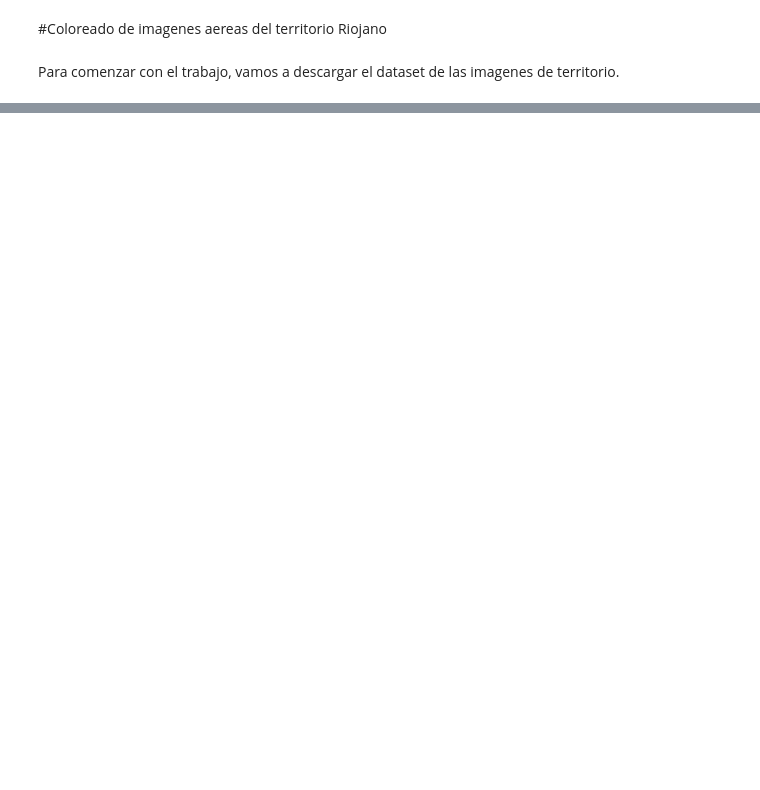
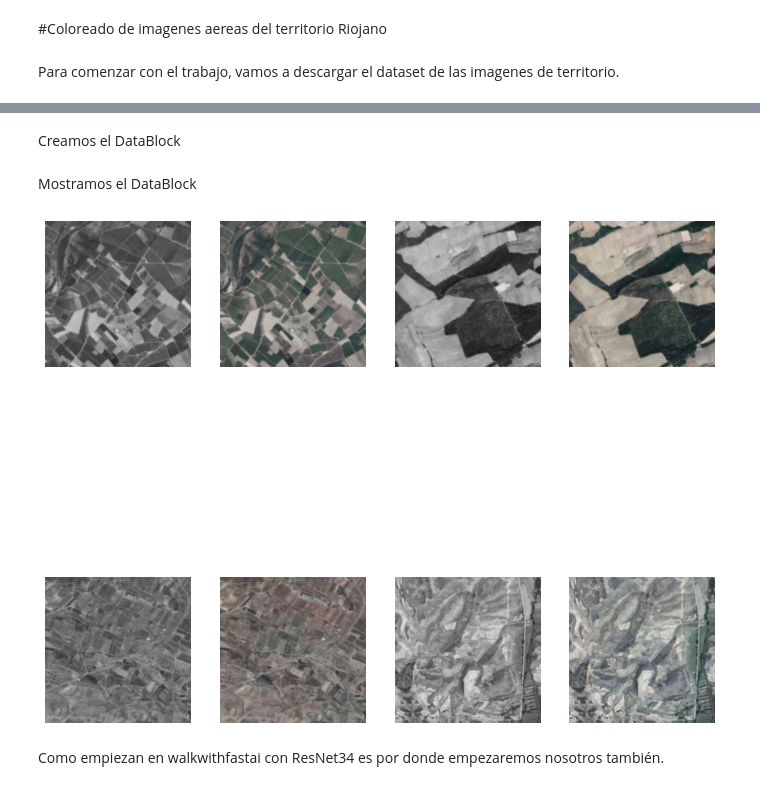
Before and after one commit to IA2021UR/trabajo-ia-en-la-comunidad-de-la-rioja-equipo-5, a Jupyter notebook: ColoreadoTerritorio.ipynb, the cells around one changed output, grey strips where cells are left out. Saved outputs shown, nothing was run; the diff lists cells and outputs as text; code cells hidden in the pictures; blank space fills up the shorter version.

```diff
--- a/ColoreadoTerritorio.ipynb
+++ b/ColoreadoTerritorio.ipynb
@@ -36,0 +90,3 @@ TypeError: ignored
+# %%
+path_hr = path/'2014'
+path_lr = path/'2014_G'
@@ -36,0 +97,22 @@ TypeError: ignored
+# %% [markdown]
+Creamos el DataBlock
+# %%
+dblock = DataBlock(blocks=(ImageBlock, ImageBlock),
+                   get_items=get_image_files,
+                   get_y = lambda x: path_hr/x.name,
+                   splitter=RandomSplitter(),
+                   item_tfms=Resize(224),
+                   batch_tfms=[*aug_transforms(max_zoom=2.),
+                               Normalize.from_stats(*imagenet_stats)])
+# %%
+dls = dblock.dataloaders(path_lr)
+# %%
+dls.c = 1
+# %% [markdown]
+Mostramos el DataBlock
+# %%
+dls.show_batch(max_n=4, figsize=(12,12))
+# %% [output]
+[figure, added]
+# %% [markdown]
+Como empiezan en walkwithfastai con ResNet34 es por donde empezaremos nosotros también.
```
Also changed, not shown: parts of 18 cells of this notebook.
